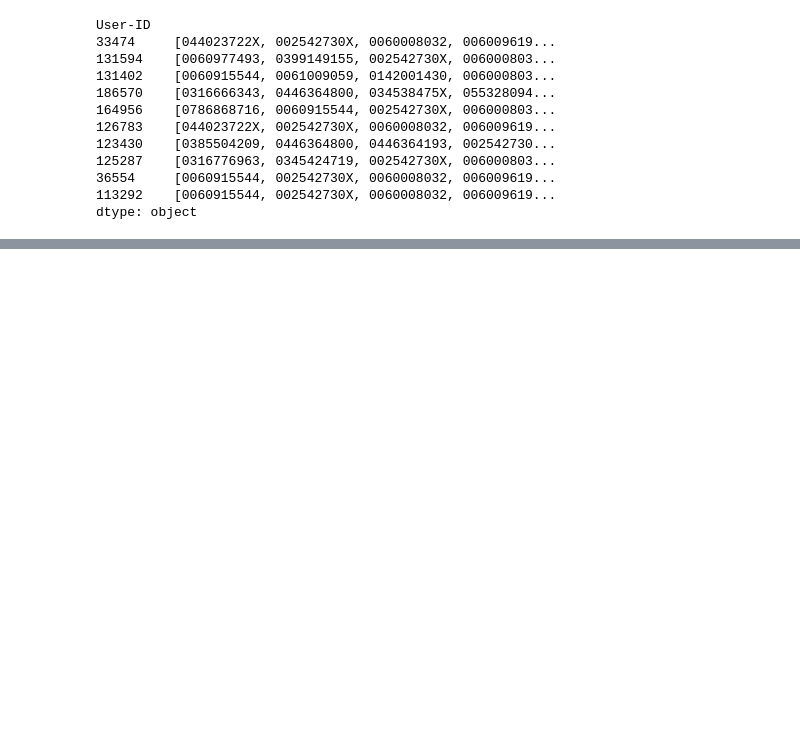
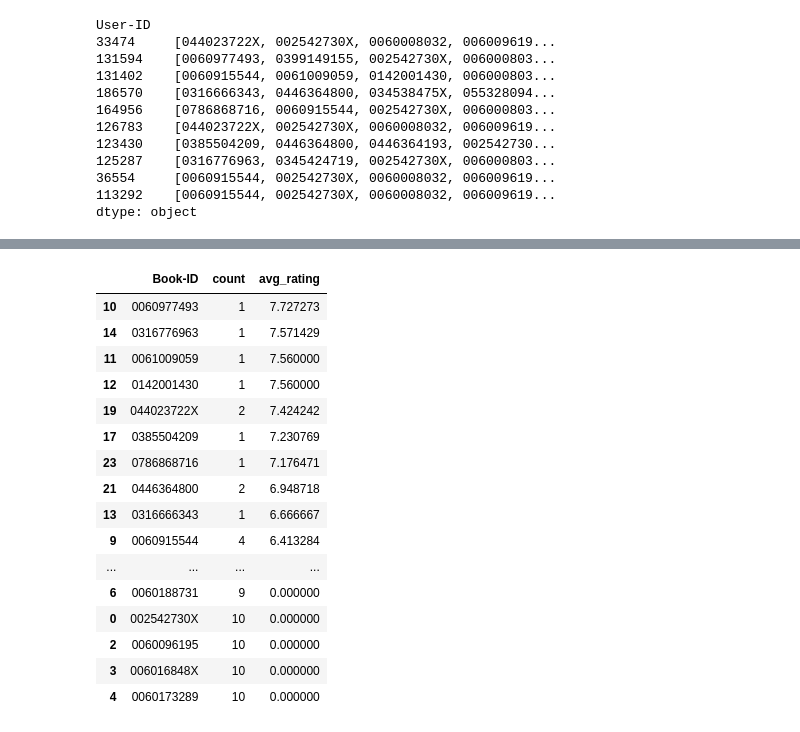
Before and after one commit to jtimko16/book-recommendation, a Jupyter notebook: notebooks/07. Collab_filtering.ipynb, the cells around one changed output, grey strips where cells are left out. Saved outputs shown, nothing was run; the diff lists cells and outputs as text; code cells hidden in the pictures; blank space fills up the shorter version.

Commit message:
Get count of ratings and avg_rating for each book

```diff
--- a/notebooks/07. Collab_filtering.ipynb
+++ b/notebooks/07. Collab_filtering.ipynb
@@ -301,0 +304,20 @@ dtype: object
+# %%
+# Initialize a list to hold the results
+top_books_with_ratings = []
+# %%
+# Loop over each user and their top books
+for user_id, top_books in top_books_per_user.items():
+    # Get the ratings for these top books
+    ratings = user_item_matrix.loc[user_id, top_books]
+
+    # Combine the book IDs with their corresponding ratings
+    books_and_ratings = list(zip(top_books, ratings))
+
+    # Add the result for this user to the list
+    top_books_with_ratings.append((user_id, books_and_ratings))
+
+# Convert the result to a DataFrame for better visualization
+result_df = pd.DataFrame(top_books_with_ratings, columns=["User-ID", "Top Books and Ratings"])
+
+# Display the result
+result_df
@@ -301,0 +336,44 @@ dtype: object
+# %%
+
+# Step 1: Flatten the 'Top Books and Ratings' column
+book_rating_list = []
+
+# Loop through each user and their top books and ratings
+for _, row in result_df.iterrows():
+    user_id = row['User-ID']
+    for book, rating in row['Top Books and Ratings']:
+        book_rating_list.append((book, rating))
+
+# Step 2: Convert to DataFrame
+books_df = pd.DataFrame(book_rating_list, columns=['Book-ID', 'Rating'])
+
+# Step 3: Calculate the count and average rating for each book
+book_stats = books_df.groupby('Book-ID').agg(
+    count=('Rating', 'size'),       # How many times each book appeared in top ratings
+    avg_rating=('Rating', 'mean')   # The average rating for each book
+).reset_index()
+
+# Step 4: Sort the DataFrame by average rating and count
+book_stats_sorted = book_stats.sort_values(by=['avg_rating', 'count'], ascending=[False, True])
+
+
+# Display the result
+book_stats_sorted
+# %% [output]
+|  | Book-ID | count | avg_rating |
+| 10 | 0060977493 | 1 | 7.727273 |
+| 14 | 0316776963 | 1 | 7.571429 |
+| 11 | 0061009059 | 1 | 7.560000 |
+| 12 | 0142001430 | 1 | 7.560000 |
+| 19 | 044023722X | 2 | 7.424242 |
+| 17 | 0385504209 | 1 | 7.230769 |
+| 23 | 0786868716 | 1 | 7.176471 |
+| 21 | 0446364800 | 2 | 6.948718 |
+| 13 | 0316666343 | 1 | 6.666667 |
+| 9 | 0060915544 | 4 | 6.413284 |
+| ... | ... | ... | ... |
+| 6 | 0060188731 | 9 | 0.000000 |
+| 0 | 002542730X | 10 | 0.000000 |
+| 2 | 0060096195 | 10 | 0.000000 |
+| 3 | 006016848X | 10 | 0.000000 |
+| 4 | 0060173289 | 10 | 0.000000 |
```
Also changed, not shown: parts of 2 cells of this notebook.
